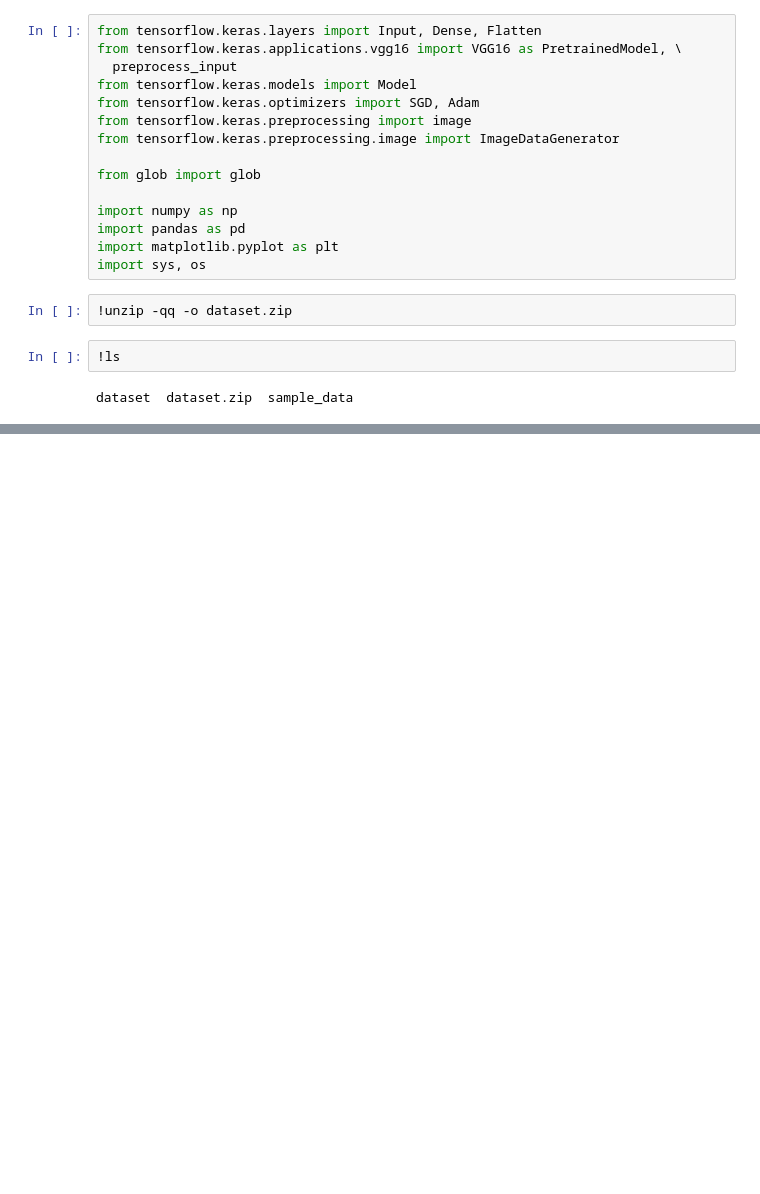
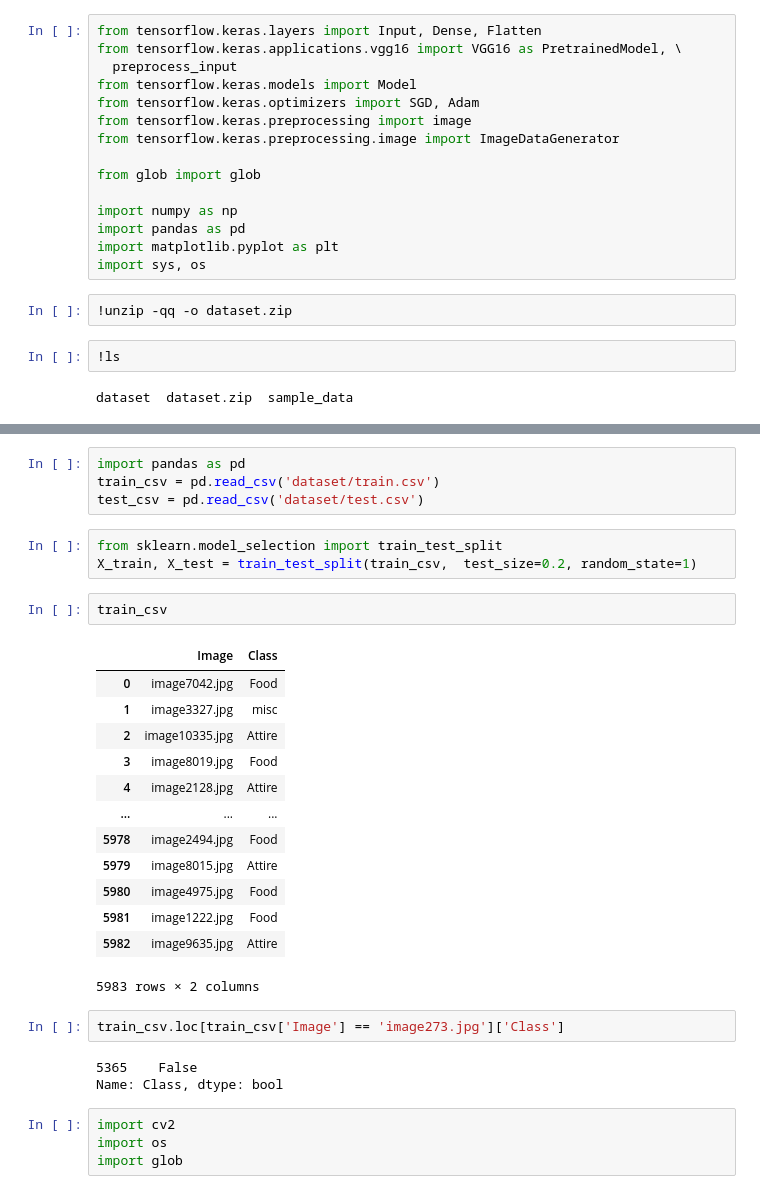
Before and after one commit to sf-rahul/Tensorflow, a Jupyter notebook: HackerearthChalane.ipynb, the cells around one changed output, grey strips where cells are left out. Saved outputs shown, nothing was run; the diff lists cells and outputs as text; blank space fills up the shorter version.

```diff
--- a/HackerearthChalane.ipynb
+++ b/HackerearthChalane.ipynb
@@ -58,0 +79,32 @@ image2244.jpg   image4338.jpg  image6370.jpg  image8238.jpg
+# %%
+import pandas as pd
+train_csv = pd.read_csv('dataset/train.csv')
+test_csv = pd.read_csv('dataset/test.csv')
+# %%
+from sklearn.model_selection import train_test_split
+X_train, X_test = train_test_split(train_csv,  test_size=0.2, random_state=1)
+# %%
+train_csv
+# %% [output]
+|  | Image | Class |
+| 0 | image7042.jpg | Food |
+| 1 | image3327.jpg | misc |
+| 2 | image10335.jpg | Attire |
+| 3 | image8019.jpg | Food |
+| 4 | image2128.jpg | Attire |
+| ... | ... | ... |
+| 5978 | image2494.jpg | Food |
+| 5979 | image8015.jpg | Attire |
+| 5980 | image4975.jpg | Food |
+| 5981 | image1222.jpg | Food |
+| 5982 | image9635.jpg | Attire |
+5983 rows × 2 columns
+# %%
+train_csv.loc[train_csv['Image'] == 'image273.jpg']['Class']
+# %% [output]
+5365    False
+Name: Class, dtype: bool
+# %%
+import cv2
+import os
+import glob
```
Also changed, not shown: parts of 10 cells of this notebook.
